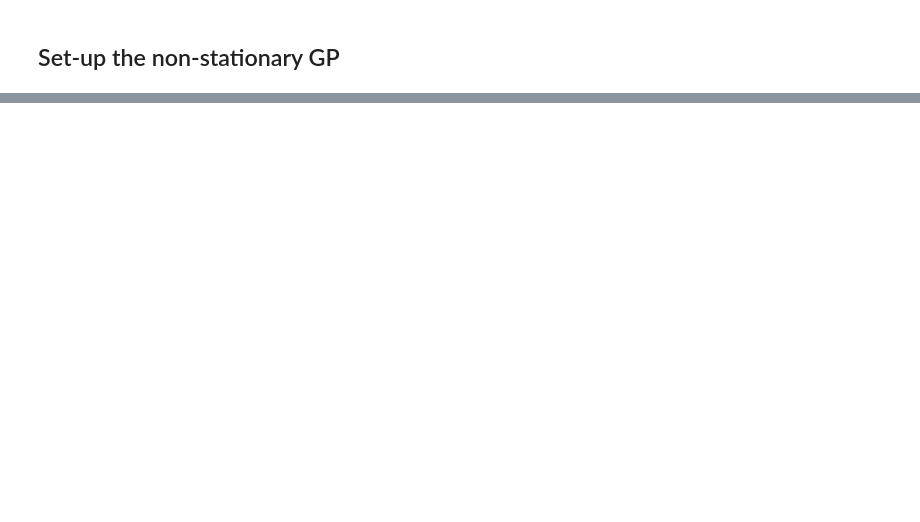
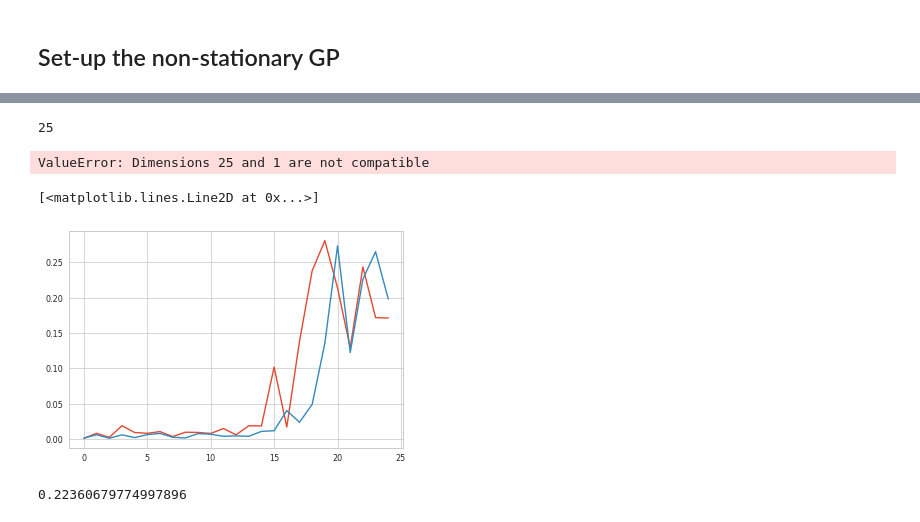
Before and after one commit to ctorney/moveNSGP, a Jupyter notebook: fitSheep.ipynb, the cells around one changed output, grey strips where cells are left out. Drawn from its saved outputs; the diff is of its cells as text; code cells hidden in the pictures; blank space fills up the shorter version.

```diff
--- a/fitSheep.ipynb
+++ b/fitSheep.ipynb
@@ -205,0 +915,38 @@ plt.show()
+# %%
+mover_hmc.kernel_params[0].shape[0]
+# %% [output]
+25
+# %%
+
+
+start = time.time()
+losses = tfp.vi.fit_surrogate_posterior(
+    target_log_prob_fn, surrogate_posterior,
+    optimizer=tf.optimizers.Adam(
+        learning_rate=0.1,
+        # Decay second-moment estimates to aid optimizing scale parameters.
+        beta_2=0.9),
+    num_steps=5000)
+end = time.time()
+print(end - start)
+# %% [output]
+ValueError: Dimensions 25 and 1 are not compatible
+# %%
+sp = surrogate_posterior.sample(10000)
+sp_np = [s.numpy() for s in sp]
+
+opt_step_size = [np.std(sp,axis=0) for sp in sp_np]
+# %%
+#opt_step_size = [np.min(oss,0.1) for oss in opt_step_size]
+#opt_step_size[0][opt_step_size[0]>0.1]=0.1
+#opt_step_size[1][opt_step_size[1]>0.1]=0.1
+
+plt.plot(opt_step_size[0])
+plt.plot(opt_step_size[1])
+# %% [output]
+[<matplotlib.lines.Line2D at 0x...>]
+[figure, added]
+# %%
+5e-2**0.5
+# %% [output]
+0.22360679774997896
```
Also changed, not shown: parts of 127 cells of this notebook.
